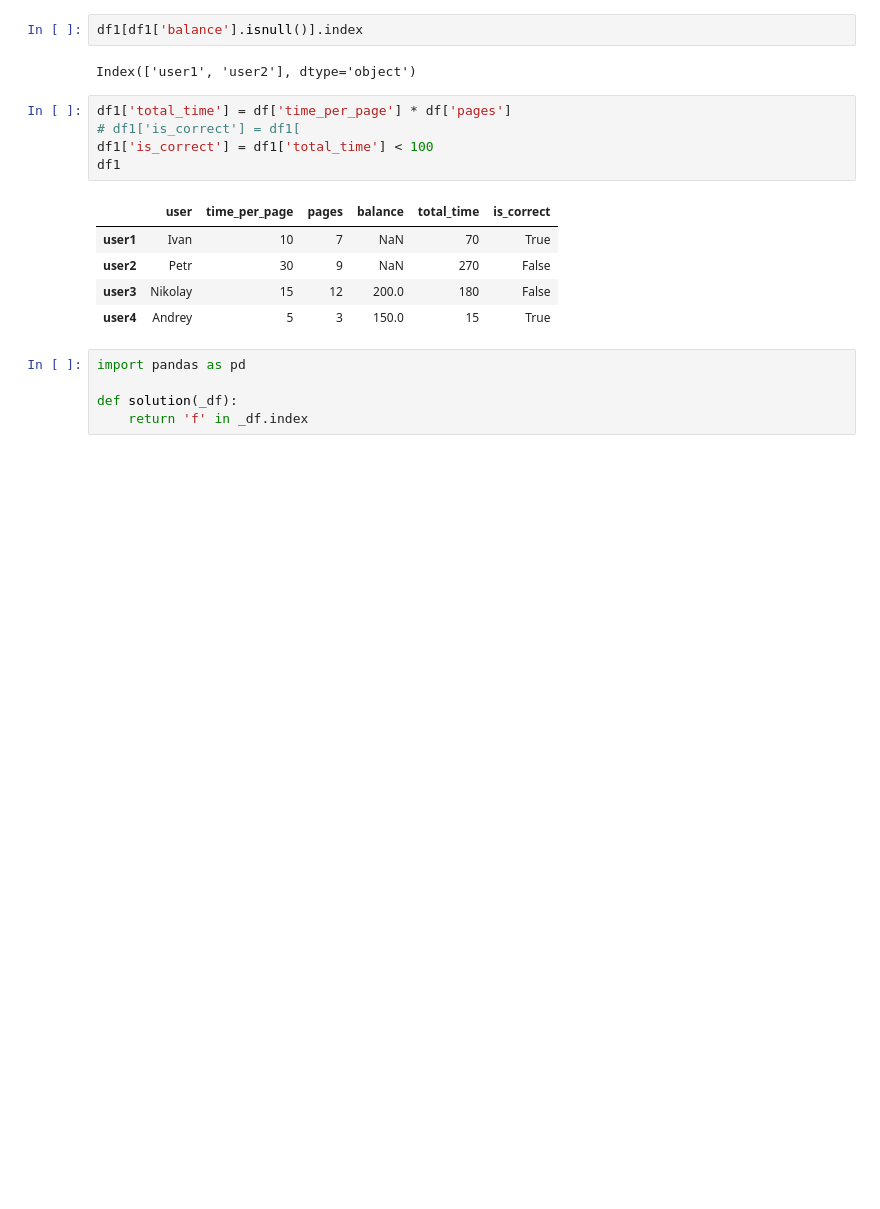
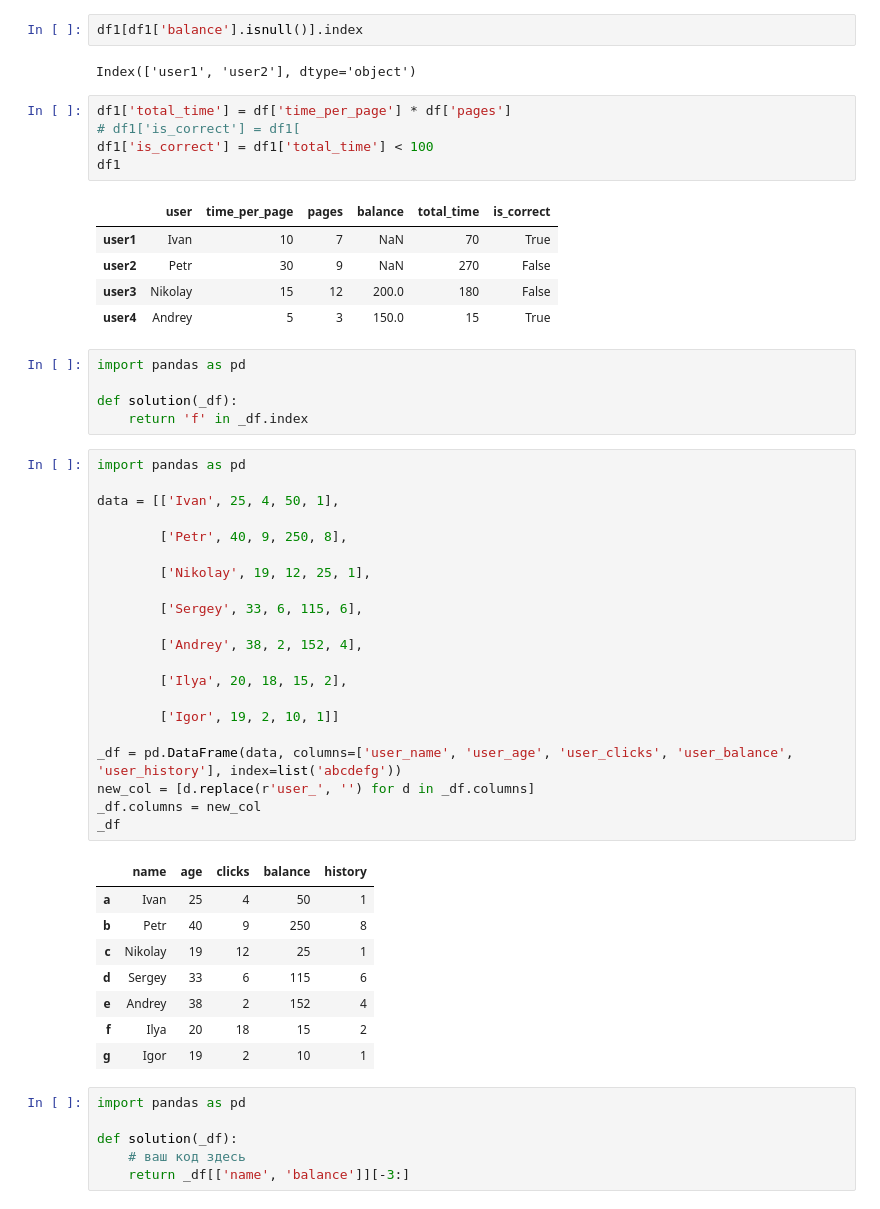
Before and after one commit to Sinrez/PythonProjects, a Jupyter notebook: Pandas_DataFrame.ipynb, the cells around one changed output. Drawn from its saved outputs; the diff is of its cells as text; blank space fills up the shorter version.

```diff
--- a/Pandas_DataFrame.ipynb
+++ b/Pandas_DataFrame.ipynb
@@ -216,3 +216,39 @@ import pandas as pd
 
 def solution(_df):
     return 'f' in _df.index
+# %%
+import pandas as pd
+
+data = [['Ivan', 25, 4, 50, 1],
+
+        ['Petr', 40, 9, 250, 8],
+
+        ['Nikolay', 19, 12, 25, 1],
+
+        ['Sergey', 33, 6, 115, 6],
+
+        ['Andrey', 38, 2, 152, 4],
+
+        ['Ilya', 20, 18, 15, 2],
+
+        ['Igor', 19, 2, 10, 1]]
+
+_df = pd.DataFrame(data, columns=['user_name', 'user_age', 'user_clicks', 'user_balance', 'user_history'], index=list('abcdefg'))
+new_col = [d.replace(r'user_', '') for d in _df.columns]
+_df.columns = new_col
+_df
+# %% [output]
+|  | name | age | clicks | balance | history |
+| a | Ivan | 25 | 4 | 50 | 1 |
+| b | Petr | 40 | 9 | 250 | 8 |
+| c | Nikolay | 19 | 12 | 25 | 1 |
+| d | Sergey | 33 | 6 | 115 | 6 |
+| e | Andrey | 38 | 2 | 152 | 4 |
+| f | Ilya | 20 | 18 | 15 | 2 |
+| g | Igor | 19 | 2 | 10 | 1 |
+# %%
+import pandas as pd
+
+def solution(_df):
+    # ваш код здесь
+    return _df[['name', 'balance']][-3:]
```
Also changed, not shown: parts of 1 cell of this notebook.
